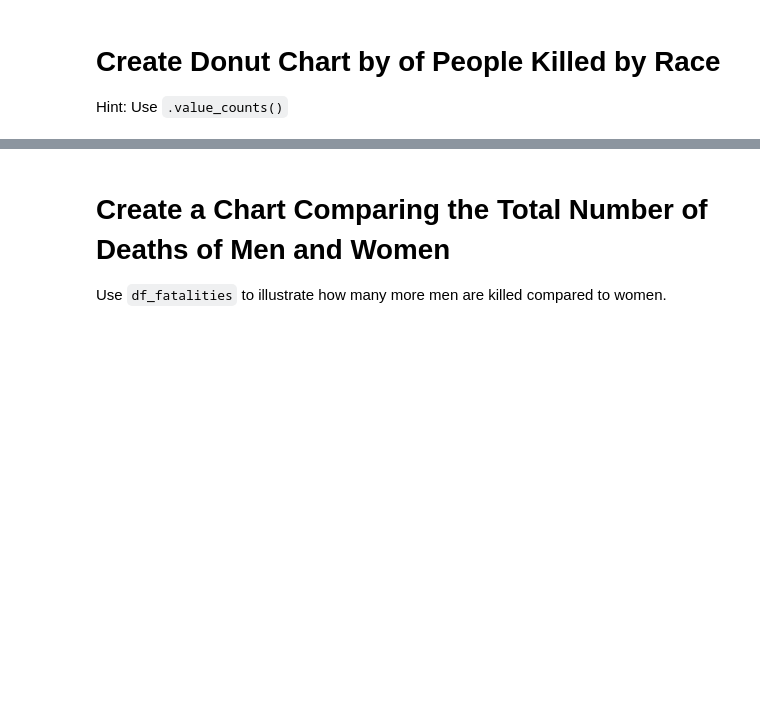
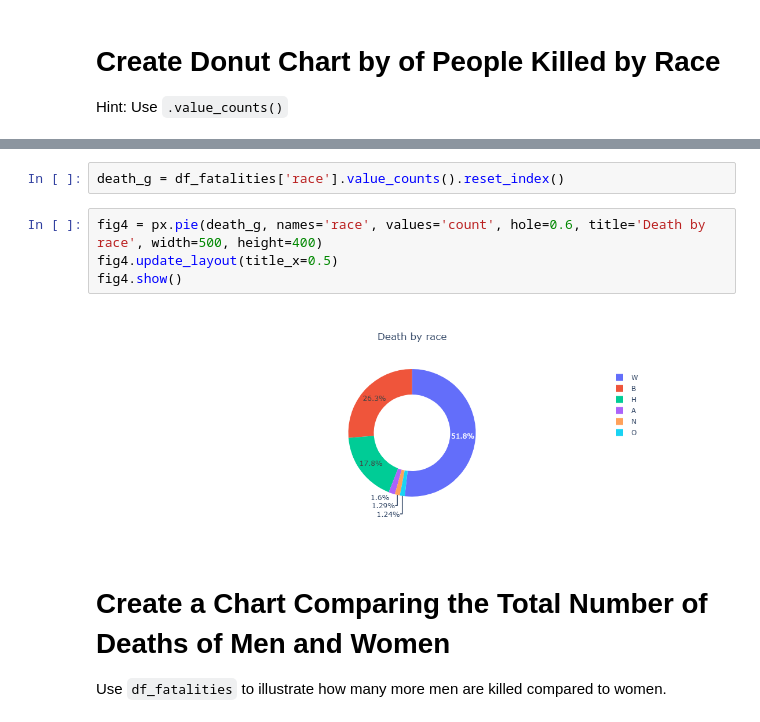
Before and after one commit to Bill-khk/Data-analysis, a Jupyter notebook: FatalForce/Fatal_Force.ipynb, the cells around one changed output, grey strips where cells are left out. Saved outputs shown, nothing was run; the diff lists cells and outputs as text; blank space fills up the shorter version.

```diff
--- a/FatalForce/Fatal_Force.ipynb
+++ b/FatalForce/Fatal_Force.ipynb
@@ -346,3 +350,11 @@ Hint: Use `.value_counts()`
+# %%
+death_g = df_fatalities['race'].value_counts().reset_index()
+# %%
+fig4 = px.pie(death_g, names='race', values='count', hole=0.6, title='Death by race', width=500, height=400)
+fig4.update_layout(title_x=0.5)
+fig4.show()
+# %% [output]
+[figure, added]
 # %% [markdown]
 # Create a Chart Comparing the Total Number of Deaths of Men and Women
 
```
Also changed, not shown: parts of 7 cells of this notebook.
